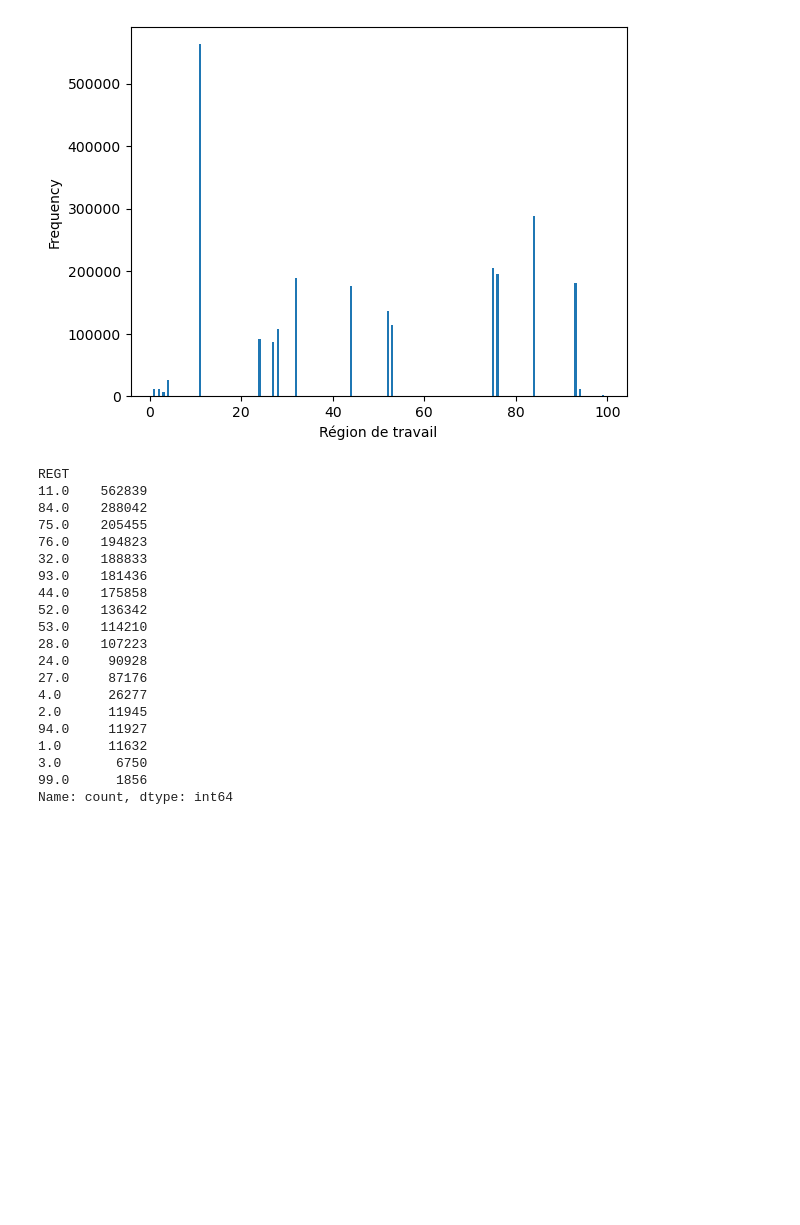
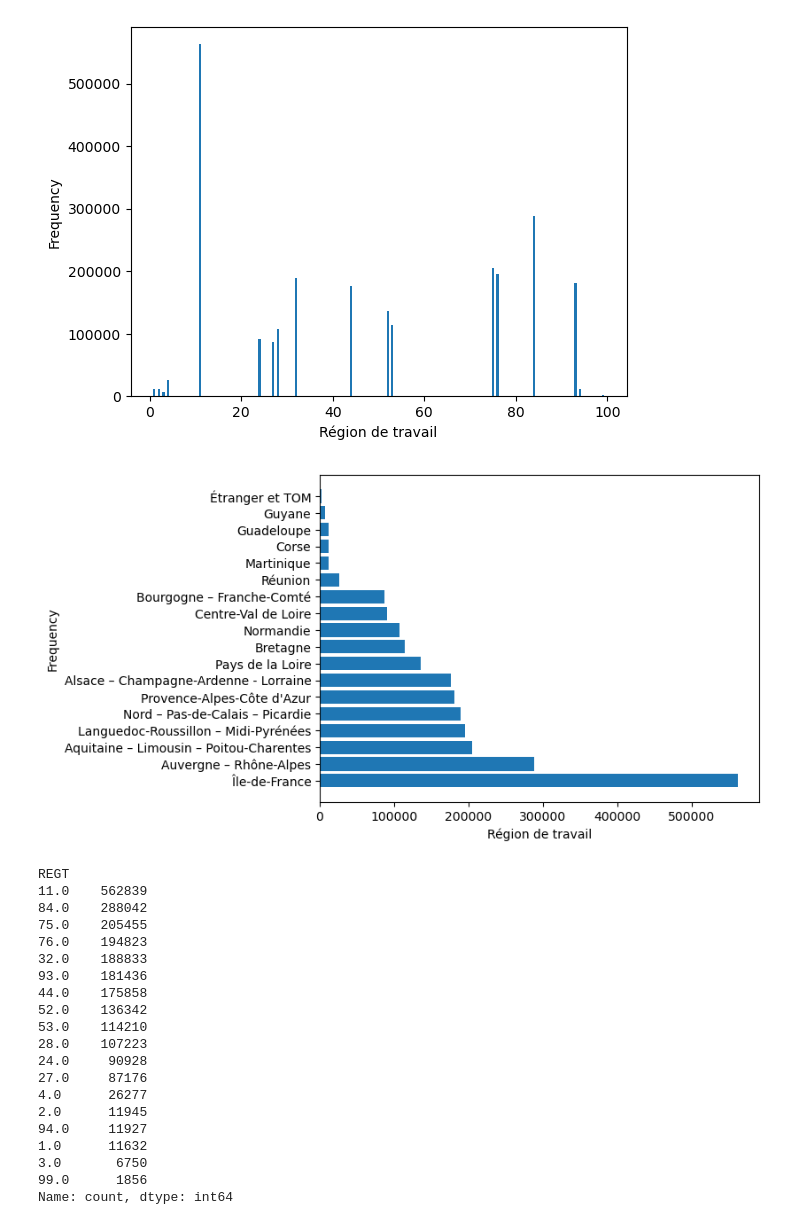
Before and after one commit to grn-matthieu/ML-for-econometrics---Project, a Jupyter notebook: test_import_données.ipynb, the cells around one changed output. Cells and saved outputs as stored; diff of their text form; code cells hidden in the pictures; blank space fills up the shorter version.

```diff
--- a/test_import_données.ipynb
+++ b/test_import_données.ipynb
@@ -223,6 +337,16 @@ ax.set_ylabel('Frequency')
 plt.show()
 # %% [output]
 [figure]
+# %%
+categories = base['REGT_N'].value_counts().index
+counts = base['REGT_N'].value_counts().values
+fig, ax = plt.subplots()
+ax.barh(categories, counts)
+ax.set_xlabel("Région de travail")
+ax.set_ylabel('Frequency')
+plt.show()
+# %% [output]
+[figure, added]
 # %%
 base['REGT'].value_counts()
 # %% [output]
```
Also changed, not shown: parts of 15 cells of this notebook, 1 other file.
